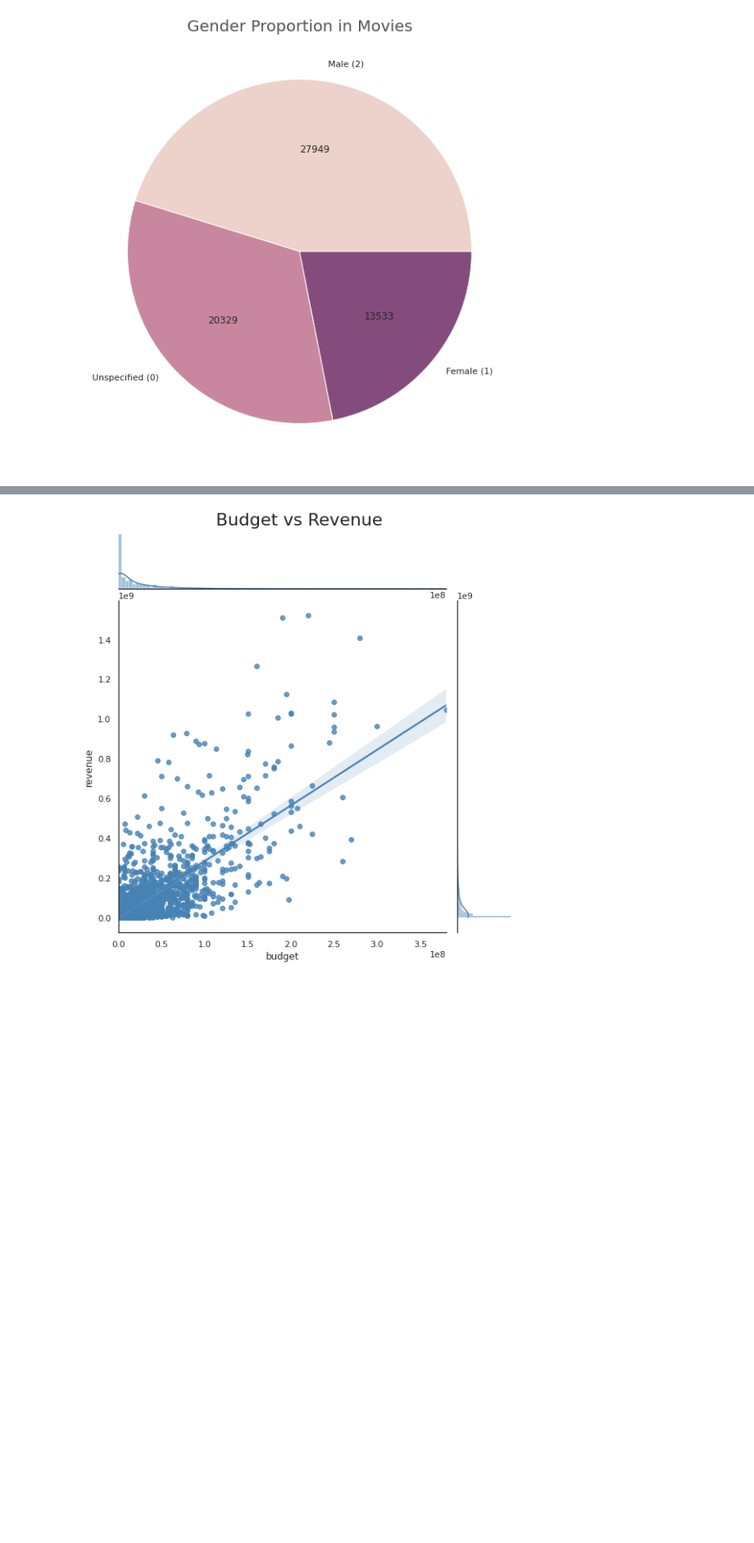
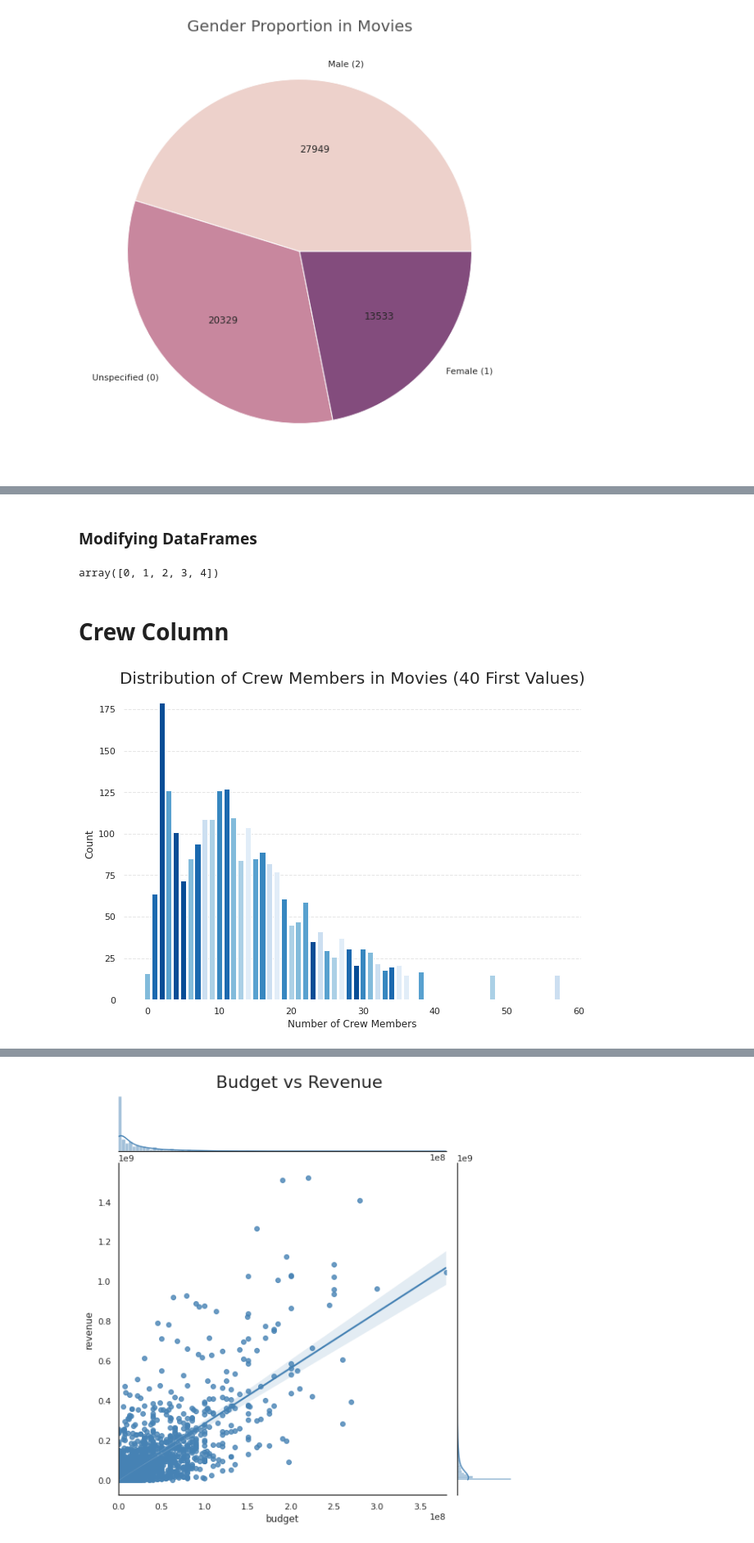
Before and after one commit to pedrohortencio/kaggle-competitions, a Jupyter notebook: TMDB/TMDB.ipynb, the cells around one changed output, grey strips where cells are left out. Shown at 82% size. Cells and saved outputs as stored; diff of their text form; code cells hidden in the pictures; blank space fills up the shorter version.

```diff
--- a/TMDB/TMDB.ipynb
+++ b/TMDB/TMDB.ipynb
@@ -586,0 +611,47 @@ plt.show();
+# %% [markdown]
+### Modifying DataFrames
+# %%
+top_cast_names = [m[0] for m in Counter([i for j in list_of_cast_names for i in j]).most_common(30)]
+
+def count_most_casted(x):
+    count = 0
+    for name in top_cast_names:
+        if name in str(x):
+            count += 1
+    return count
+
+df_train['num_30_most_casted'] = df_train['cast'].apply(count_most_casted)
+df_test['num_30_most_casted'] = df_test['cast'].apply(count_most_casted)
+
+df_train['num_cast'] = df_train['cast'].apply(lambda x: len(x) if x != {} else 0)
+df_test['num_cast'] = df_test['cast'].apply(lambda x: len(x) if x != {} else 0)
+
+df_train['genders_0_cast'] = df_train['cast'].apply(lambda x: sum([1 for i in x if i['gender'] == 0]))
+df_train['genders_1_cast'] = df_train['cast'].apply(lambda x: sum([1 for i in x if i['gender'] == 1]))
+df_train['genders_2_cast'] = df_train['cast'].apply(lambda x: sum([1 for i in x if i['gender'] == 2]))
+
+df_test['genders_0_cast'] = df_test['cast'].apply(lambda x: sum([1 for i in x if i['gender'] == 0]))
+df_test['genders_1_cast'] = df_test['cast'].apply(lambda x: sum([1 for i in x if i['gender'] == 1]))
+df_test['genders_2_cast'] = df_test['cast'].apply(lambda x: sum([1 for i in x if i['gender'] == 2]))
+# %%
+df_train['num_30_most_casted'].unique()
+# %% [output]
+array([0, 1, 2, 3, 4])
+# %% [markdown]
+# Crew Column
+# %%
+crew_number = df_train['crew'].apply(lambda x: len(x) if x != {} else 0).value_counts()[:40]
+
+fig = plt.figure(figsize=(10, 7))
+plt.bar(x=crew_number.index, height=crew_number.values, color=sns.color_palette("Blues_r", n_colors=8))
+
+plt.ylabel("Count")
+plt.xlabel("Number of Crew Members")
+plt.title("Distribution of Crew Members in Movies (40 First Values)", size=20)
+plt.box(False)
+
+plt.grid(axis='y', alpha=0.5, ls="--")
+
+plt.show();
+# %% [output]
+[figure, added]
```
Also changed, not shown: parts of 7 cells of this notebook.
